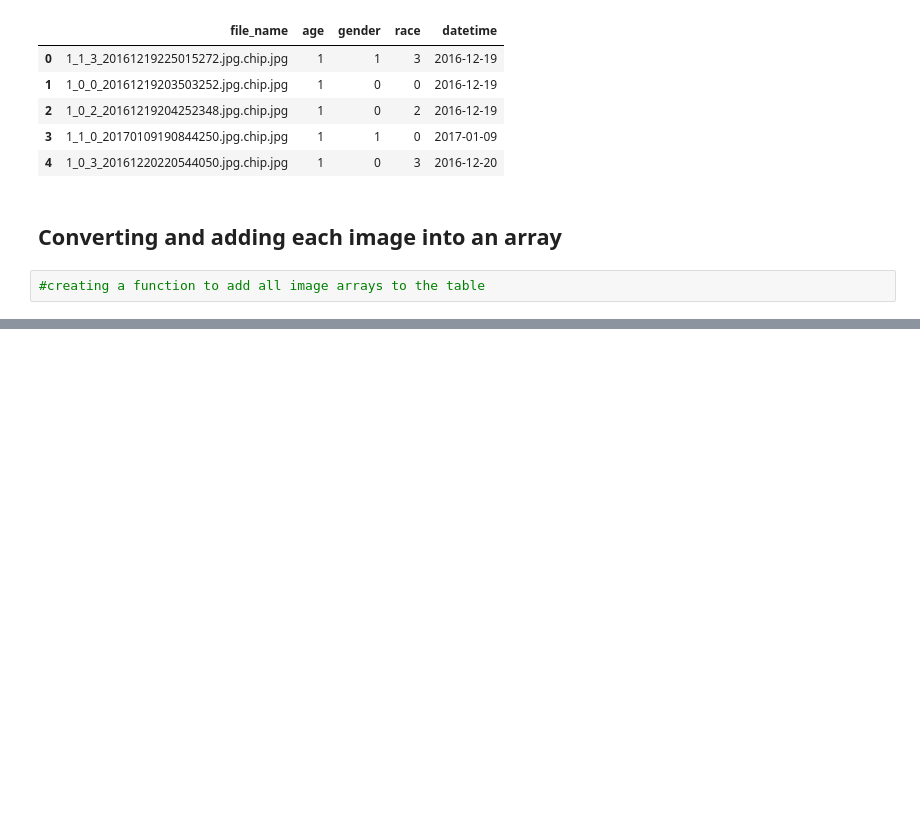
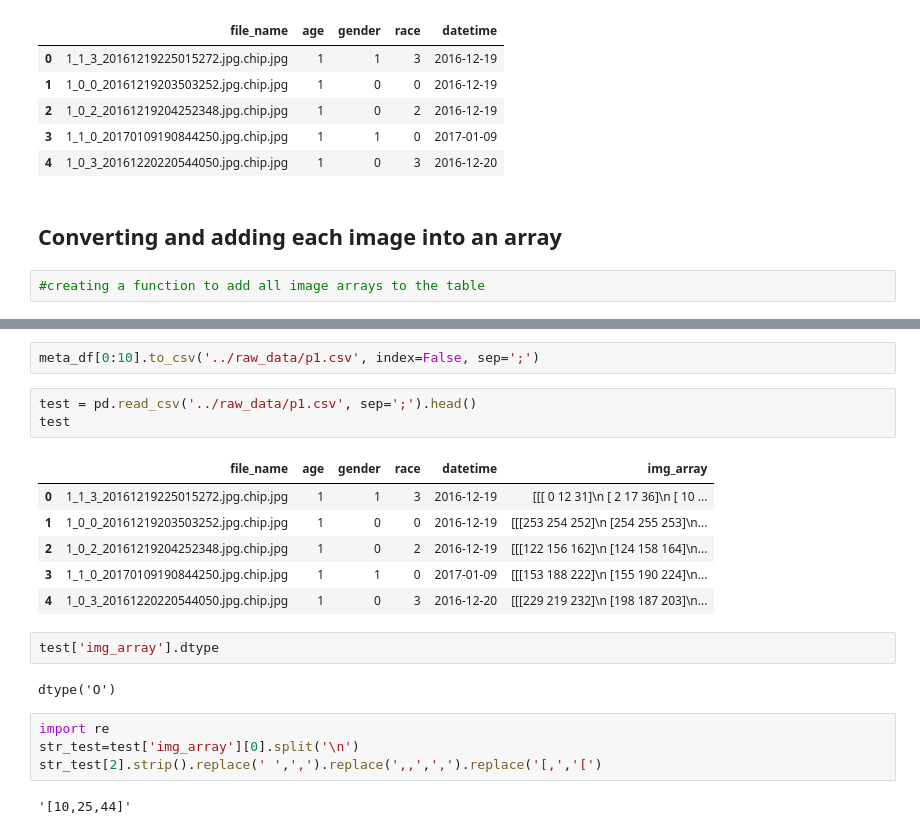
Before and after one commit to adrian-drifter/face_detector, a Jupyter notebook: notebooks/table_integration.ipynb, the cells around one changed output, grey strips where cells are left out. Drawn from its saved outputs; the diff is of its cells as text; blank space fills up the shorter version.

```diff
--- a/notebooks/table_integration.ipynb
+++ b/notebooks/table_integration.ipynb
@@ -48,0 +69,22 @@ See the caveats in the documentation: https://pandas.pydata.org/pandas-docs/stab
+# %%
+meta_df[0:10].to_csv('../raw_data/p1.csv', index=False, sep=';')
+# %%
+test = pd.read_csv('../raw_data/p1.csv', sep=';').head()
+test
+# %% [output]
+|  | file_name | age | gender | race | datetime | img_array |
+| 0 | 1_1_3_20161219225015272.jpg.chip.jpg | 1 | 1 | 3 | 2016-12-19 | [[[ 0 12 31]\n [ 2 17 36]\n [ 10 ... |
+| 1 | 1_0_0_20161219203503252.jpg.chip.jpg | 1 | 0 | 0 | 2016-12-19 | [[[253 254 252]\n [254 255 253]\n... |
+| 2 | 1_0_2_20161219204252348.jpg.chip.jpg | 1 | 0 | 2 | 2016-12-19 | [[[122 156 162]\n [124 158 164]\n... |
+| 3 | 1_1_0_20170109190844250.jpg.chip.jpg | 1 | 1 | 0 | 2017-01-09 | [[[153 188 222]\n [155 190 224]\n... |
+| 4 | 1_0_3_20161220220544050.jpg.chip.jpg | 1 | 0 | 3 | 2016-12-20 | [[[229 219 232]\n [198 187 203]\n... |
+# %%
+test['img_array'].dtype
+# %% [output]
+dtype('O')
+# %%
+import re
+str_test=test['img_array'][0].split('\n')
+str_test[2].strip().replace(' ',',').replace(',,',',').replace('[,','[')
+# %% [output]
+'[10,25,44]'
```
Also changed, not shown: parts of 10 cells of this notebook.
